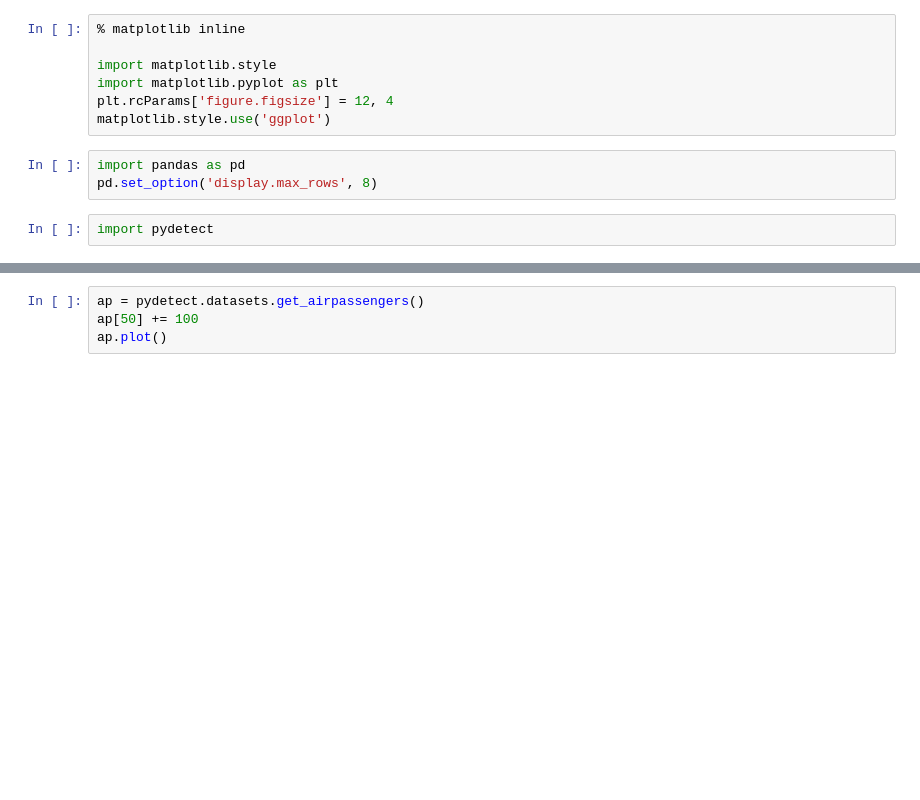
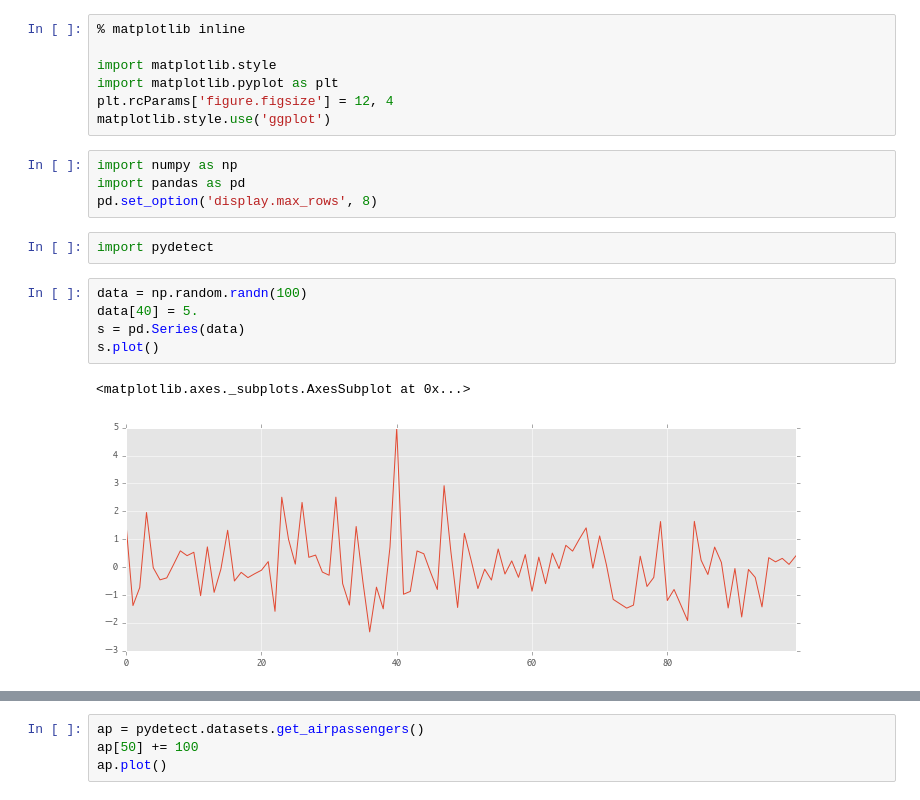
Before and after one commit to sinhrks/pydetect, a Jupyter notebook: notebook/outlier.ipynb, the cells around one changed output, grey strips where cells are left out. Cells and saved outputs as stored; diff of their text form; blank space fills up the shorter version.

```diff
--- a/notebook/outlier.ipynb
+++ b/notebook/outlier.ipynb
@@ -6,7 +6,16 @@ import matplotlib.pyplot as plt
 plt.rcParams['figure.figsize'] = 12, 4
 matplotlib.style.use('ggplot')
 # %%
+import numpy as np
 import pandas as pd
 pd.set_option('display.max_rows', 8)
 # %%
 import pydetect
+# %%
+data = np.random.randn(100)
+data[40] = 5.
+s = pd.Series(data)
+s.plot()
+# %% [output]
+<matplotlib.axes._subplots.AxesSubplot at 0x...>
+[figure, added]
```
Also changed, not shown: parts of 4 cells of this notebook, 9 other files.
